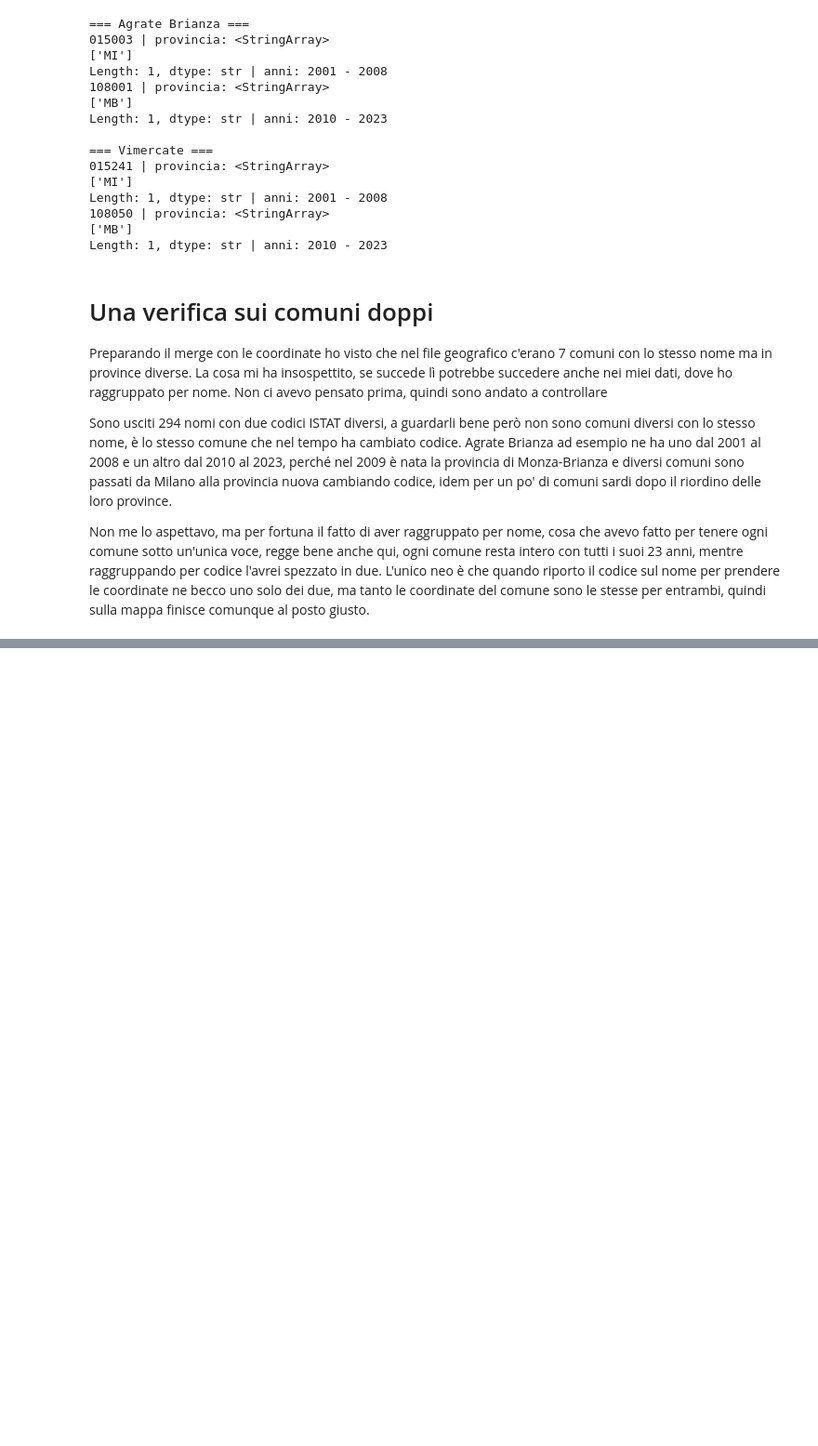
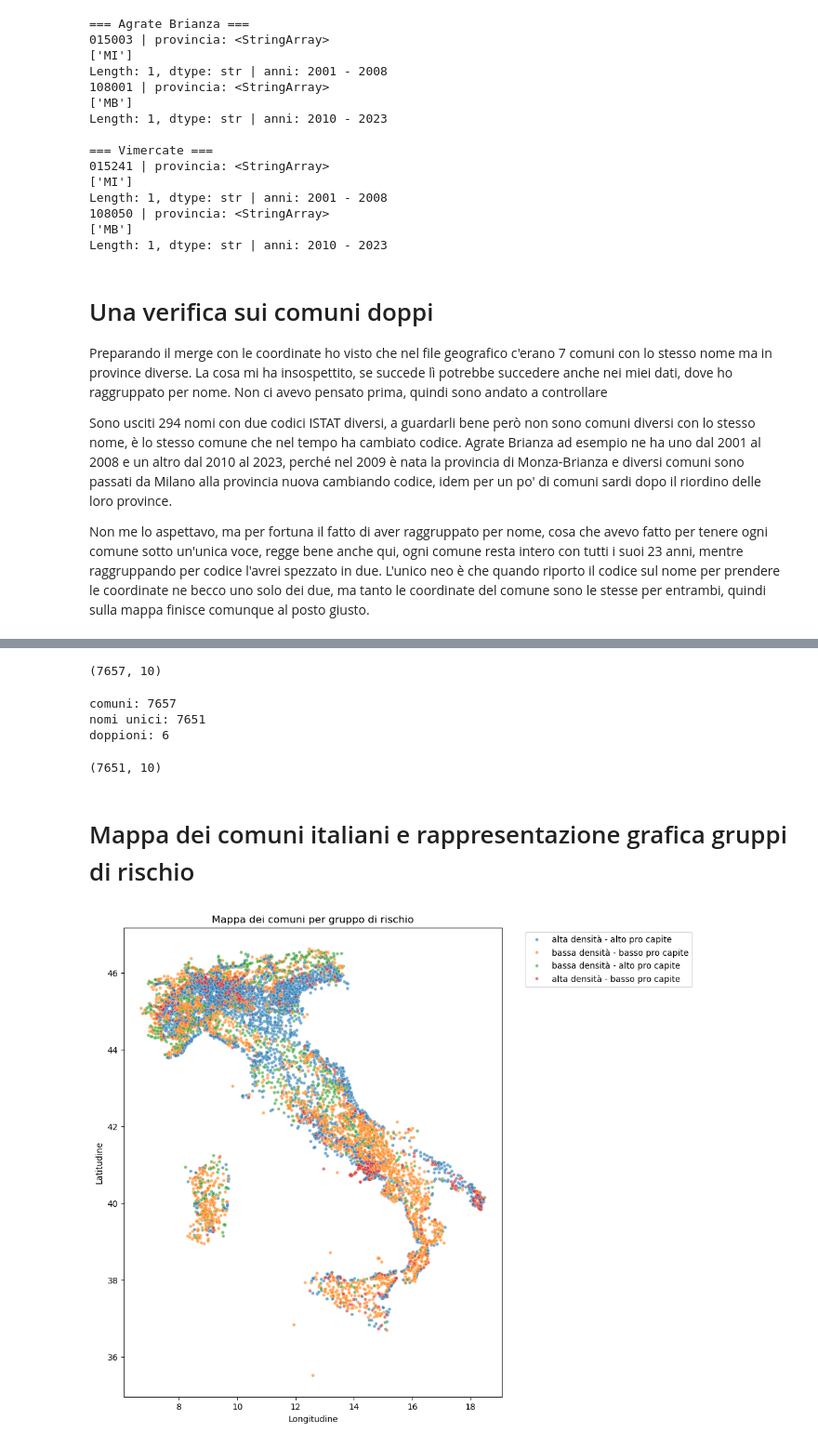
Before and after one commit to LordVessio/boolean-istat-traffic-analysis, a Jupyter notebook: Final Project Nicola Vessio pt 2.ipynb, the cells around one changed output, grey strips where cells are left out. Shown at 93% size. Cells and saved outputs as stored; diff of their text form; code cells hidden in the pictures; blank space fills up the shorter version.

Commit message:
Aggiunta analisi geografica, mappe e conclusione sulla business question

```diff
--- a/Final Project Nicola Vessio pt 2.ipynb
+++ b/Final Project Nicola Vessio pt 2.ipynb
@@ -799,0 +857,56 @@ Non me lo aspettavo, ma per fortuna il fatto di aver raggruppato per nome, cosa
+# %%
+metriche_geo = metriche_geo[metriche_geo['latitudine'].notnull()]
+print(metriche_geo.shape)
+
+# tolgo i comuni senza coordinate, quelli con nome bilingue o accorpati nel
+# tempo che il merge non ha agganciato. senza latitudine e longitudine non
+# posso metterli sulla mappa
+# %% [output]
+(7657, 10)
+# %%
+print("comuni:", len(metriche_geo))
+print("nomi unici:", metriche_geo['comune'].nunique())
+print("doppioni:", len(metriche_geo) - metriche_geo['comune'].nunique())
+
+# controllo se dopo il merge ci sono righe doppie per lo stesso comune, create
+# dai comuni omonimi del file coordinate
+# %% [output]
+comuni: 7657
+nomi unici: 7651
+doppioni: 6
+# %%
+metriche_geo = metriche_geo.drop_duplicates('comune')
+print(metriche_geo.shape)
+
+# tolgo le 6 righe doppie create dai comuni omonimi del file coordinate (comuni
+# diversi con lo stesso nome, tipo i due Castro, o Livo, in province diverse). con
+# drop_duplicates tengo una sola riga per nome, quindi per questi 6 viene presa
+# una delle due province a caso. sono pochissimi e per una mappa d'insieme non
+# cambiano niente, quindi va bene così
+# %% [output]
+(7651, 10)
+# %% [markdown]
+# Mappa dei comuni italiani e rappresentazione grafica gruppi di rischio
+# %%
+plt.figure(figsize=(8, 10))
+sns.scatterplot(
+    data=metriche_geo,
+    x='longitudine',
+    y='latitudine',
+    hue='gruppo',
+    s=15,
+    alpha=0.6
+)
+plt.title('Mappa dei comuni per gruppo di rischio')
+plt.xlabel('Longitudine')
+plt.ylabel('Latitudine')
+plt.legend(bbox_to_anchor=(1.05, 1), loc='upper left')
+plt.show()
+
+# metto ogni comune sulla mappa con longitudine e latitudine come assi, colorato
+# per gruppo. figsize verticale perché l'Italia è più alta che larga, punti
+# piccoli (s=15) e un po' trasparenti (alpha) perché sono tanti, legenda spostata
+# fuori per non coprire la mappa. così vedo se i gruppi pericolosi si concentrano
+# in certe zone
+# %% [output]
+[figure, added]
```
Also changed, not shown: parts of 12 cells of this notebook.
